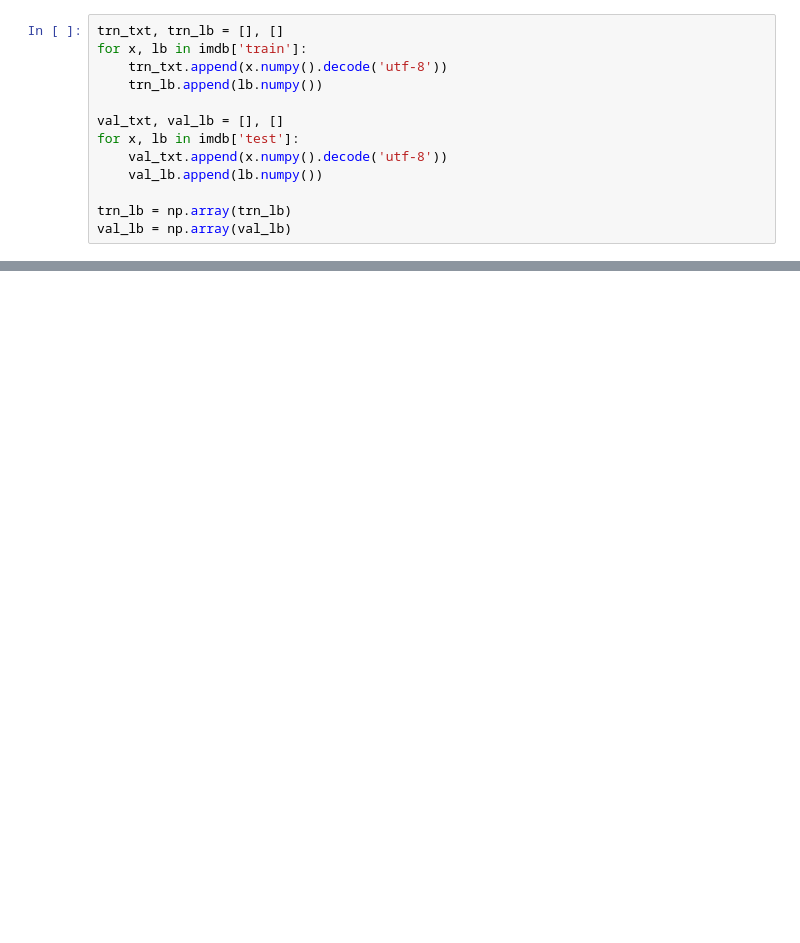
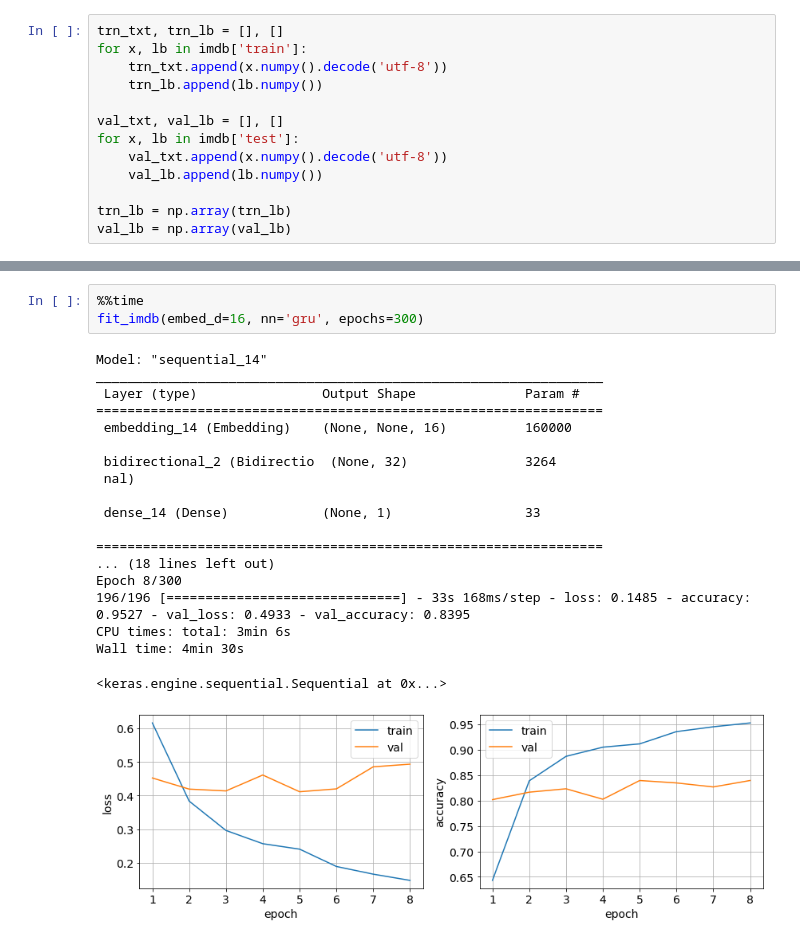
Before and after one commit to linjing-gz-gd/coursera-tensorflow-cert, a Jupyter notebook: C3-W3-imdb.ipynb, the cells around one changed output, grey strips where cells are left out. Cells and saved outputs as stored; diff of their text form; blank space fills up the shorter version.

```diff
--- a/C3-W3-imdb.ipynb
+++ b/C3-W3-imdb.ipynb
@@ -43,0 +147,23 @@ def fit_imdb(vocab_size=10000, embed_d=16, maxlen=120)
+# %%
+%%time
+fit_imdb(embed_d=16, nn='gru', epochs=300)
+# %% [output]
+Model: "sequential_14"
+_________________________________________________________________
+ Layer (type)                Output Shape              Param #
+=================================================================
+ embedding_14 (Embedding)    (None, None, 16)          160000
+
+ bidirectional_2 (Bidirectio  (None, 32)               3264
+ nal)
+
+ dense_14 (Dense)            (None, 1)                 33
+
+=================================================================
+... (18 lines left out)
+Epoch 8/300
+196/196 [==============================] - 33s 168ms/step - loss: 0.1485 - accuracy: 0.9527 - val_loss: 0.4933 - val_accuracy: 0.8395
+CPU times: total: 3min 6s
+Wall time: 4min 30s
+<keras.engine.sequential.Sequential at 0x...>
+[figure, added]
```
Also changed, not shown: parts of 7 cells of this notebook, 3 other files.
